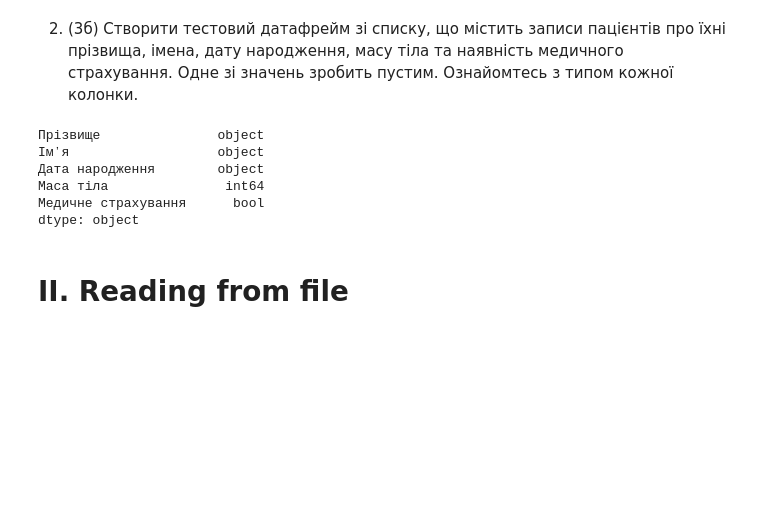
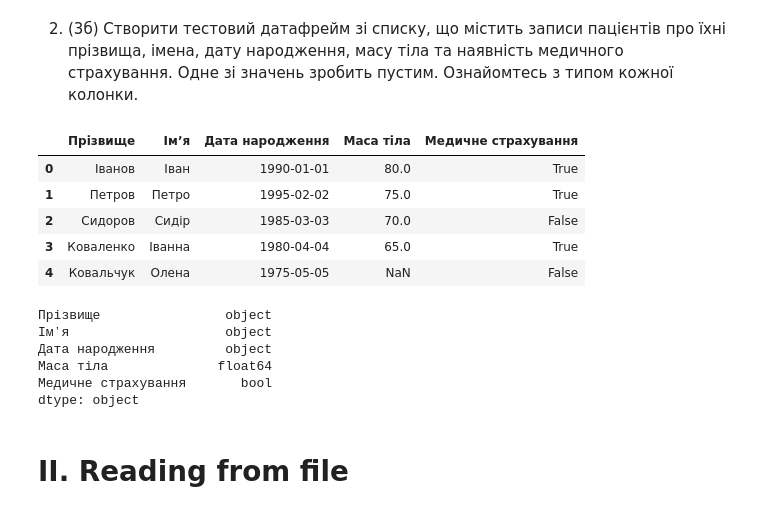
Before and after one commit to DaimoniX/python-for-big-data-and-data-science, a Jupyter notebook: python_practice_9.ipynb, the cells around one changed output. Cells and saved outputs as stored; diff of their text form; code cells hidden in the pictures; blank space fills up the shorter version.

```diff
--- a/python_practice_9.ipynb
+++ b/python_practice_9.ipynb
@@ -10,22 +10,31 @@ import numpy as np
 # %%
 data = {
     'Прізвище': ['Іванов', 'Петров', 'Сидоров', 'Коваленко', 'Ковальчук'],
     'Імʼя': ['Іван', 'Петро', 'Сидір', 'Іванна', 'Олена'],
     'Дата народження': ['1990-01-01', '1995-02-02', '1985-03-03', '1980-04-04', '1975-05-05'],
-    'Маса тіла': [80, 75, 70, 65, 60],
+    'Маса тіла': [80, 75, 70, 65, np.nan],
     'Медичне страхування': [True, True, False, True, False]
 }
 
 df = pd.DataFrame(data)
 
-df.dtypes
+df
 # %% [output]
-Прізвище               object
-Імʼя                   object
-Дата народження        object
-Маса тіла               int64
-Медичне страхування      bool
-dtype: object
+|  | Прізвище | Імʼя | Дата народження | Маса тіла | Медичне страхування |
+| 0 | Іванов | Іван | 1990-01-01 | 80.0 | True |
+| 1 | Петров | Петро | 1995-02-02 | 75.0 | True |
+| 2 | Сидоров | Сидір | 1985-03-03 | 70.0 | False |
+| 3 | Коваленко | Іванна | 1980-04-04 | 65.0 | True |
+| 4 | Ковальчук | Олена | 1975-05-05 | NaN | False |
+# %%
+df.dtypes
+# %% [output]
+Прізвище                object
+Імʼя                    object
+Дата народження         object
+Маса тіла              float64
+Медичне страхування       bool
+dtype: object
 # %% [markdown]
 # II. Reading from file
 # %% [markdown]
```
Also changed, not shown: parts of 2 cells of this notebook.
